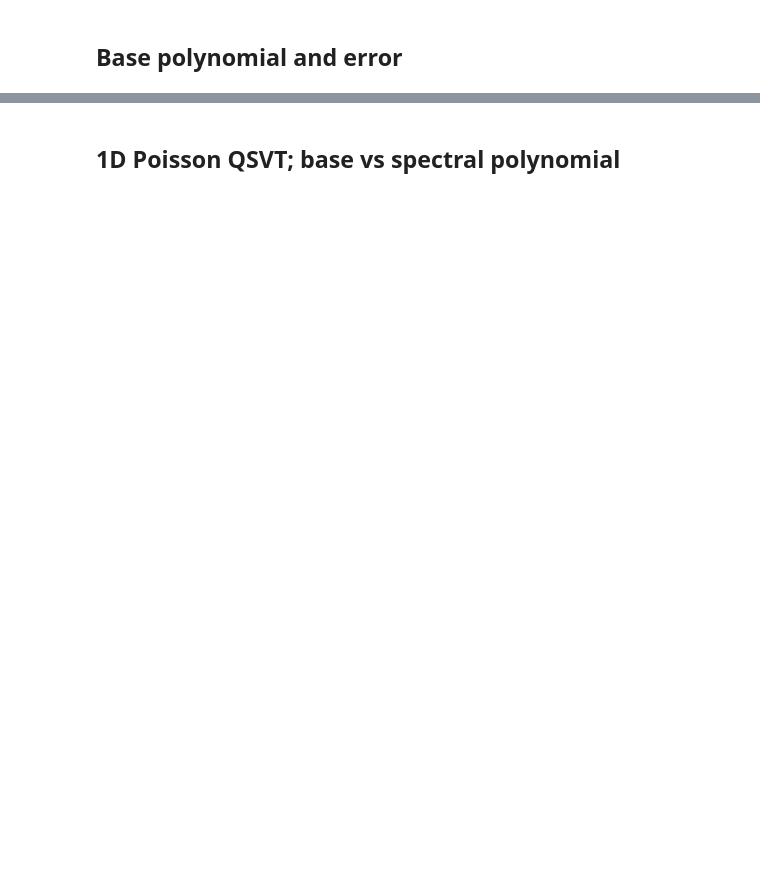
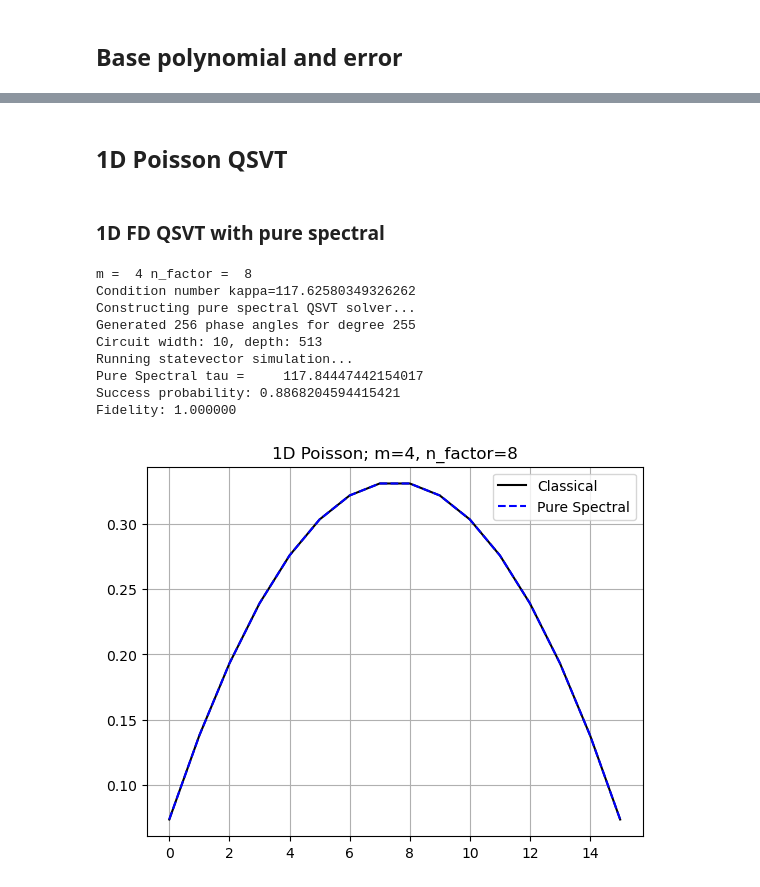
Before and after one commit to UW-ERSL/SpectralCorrectionQSVT, a Jupyter notebook: tutorial.ipynb, the cells around one changed output, grey strips where cells are left out. Saved outputs shown, nothing was run; the diff lists cells and outputs as text; code cells hidden in the pictures; blank space fills up the shorter version.

```diff
--- a/tutorial.ipynb
+++ b/tutorial.ipynb
@@ -117,2 +178,41 @@ plt.show()
 # %% [markdown]
-## 1D Poisson QSVT; base vs spectral polynomial
+## 1D Poisson QSVT
+# %% [markdown]
+### 1D FD QSVT with pure spectral
+# %%
+m = 4
+n_factor = 8
+A, b = build_1d_poisson(m, function_type="uniform")
+lam = eigs_1d_poisson(m)
+A /= (1.01 * np.max(lam))
+lam /= (1.01 * np.max(lam))
+kappa = 1.0 / np.min(lam)
+u_classical = np.linalg.solve(A, b)
+u_classical /= np.linalg.norm(u_classical)
+
+print("m = ", m, "n_factor = ", n_factor)
+print(f"Condition number kappa={kappa}")
+print("Constructing pure spectral QSVT solver...")
+solver = PureSpectralQSVT(A, b, eigenvalues=lam, kappa=kappa, n_factor=n_factor)
+u_spectral, success_prob, norm_real = solver.solve()
+print("Pure Spectral tau =    ", solver.tau)
+print("Success probability:", success_prob)
+print(f"Fidelity: {np.abs(np.dot(u_spectral.conj(), u_classical))**2:.6f}")
+
+plt.plot(u_classical, 'k')
+plt.plot(u_spectral, 'b--')
+plt.legend(['Classical', 'Pure Spectral'])
+plt.grid()
+plt.title(f'1D Poisson; m={m}, n_factor={n_factor}')
+plt.show()
+# %% [output]
+m =  4 n_factor =  8
+Condition number kappa=117.62580349326262
+Constructing pure spectral QSVT solver...
+Generated 256 phase angles for degree 255
+Circuit width: 10, depth: 513
+Running statevector simulation...
+Pure Spectral tau =     117.84447442154017
+Success probability: 0.8868204594415421
+Fidelity: 1.000000
+[figure, added]
```
Also changed, not shown: parts of 20 cells of this notebook, 3 other files.
